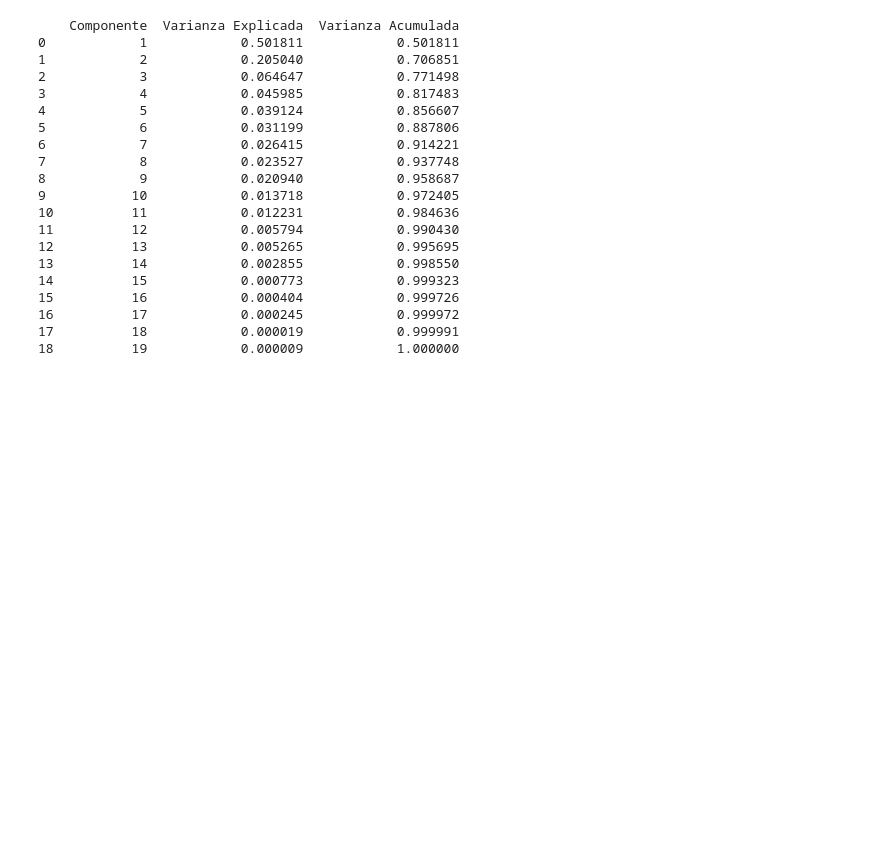
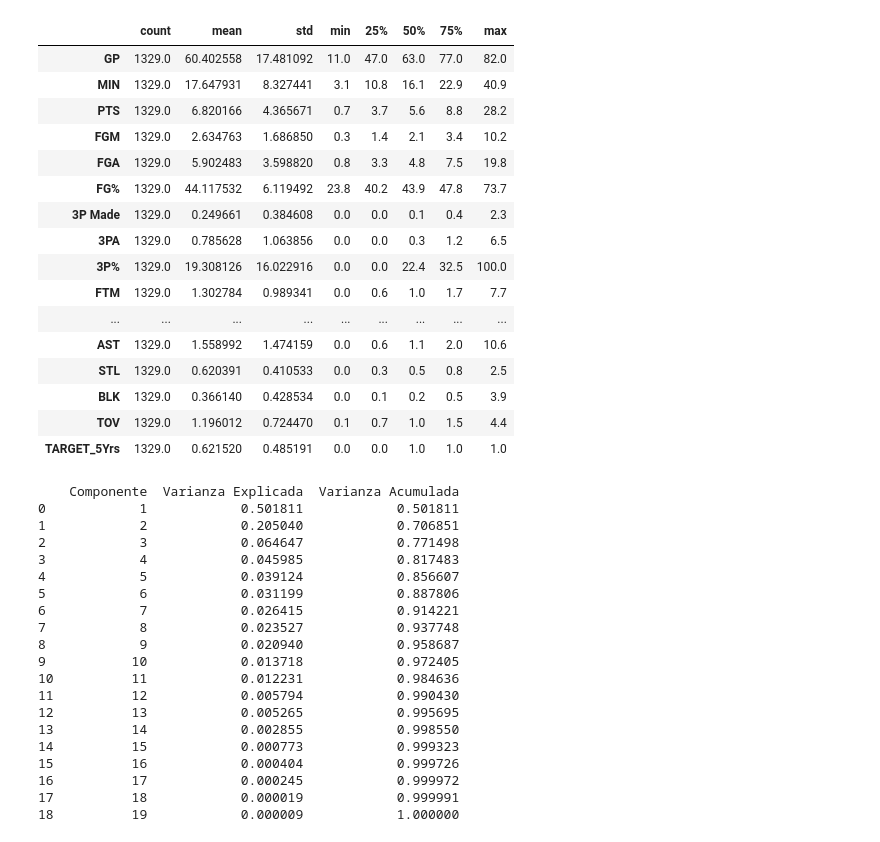
Before and after one commit to carlos3cruz/Trab_Ciencia, a Jupyter notebook: TrabFinal.ipynb, the cells around one changed output. Drawn from its saved outputs; the diff is of its cells as text; code cells hidden in the pictures; blank space fills up the shorter version.

```diff
--- a/TrabFinal.ipynb
+++ b/TrabFinal.ipynb
@@ -0,0 +1,2 @@
+# %%
+df = pd.read_csv('nba_logreg2.csv', sep=';')
@@ -0,0 +23,20 @@
+# %%
+df.describe().T
+# %% [output]
+|  | count | mean | std | min | 25% | 50% | 75% | max |
+| GP | 1329.0 | 60.402558 | 17.481092 | 11.0 | 47.0 | 63.0 | 77.0 | 82.0 |
+| MIN | 1329.0 | 17.647931 | 8.327441 | 3.1 | 10.8 | 16.1 | 22.9 | 40.9 |
+| PTS | 1329.0 | 6.820166 | 4.365671 | 0.7 | 3.7 | 5.6 | 8.8 | 28.2 |
+| FGM | 1329.0 | 2.634763 | 1.686850 | 0.3 | 1.4 | 2.1 | 3.4 | 10.2 |
+| FGA | 1329.0 | 5.902483 | 3.598820 | 0.8 | 3.3 | 4.8 | 7.5 | 19.8 |
+| FG% | 1329.0 | 44.117532 | 6.119492 | 23.8 | 40.2 | 43.9 | 47.8 | 73.7 |
+| 3P Made | 1329.0 | 0.249661 | 0.384608 | 0.0 | 0.0 | 0.1 | 0.4 | 2.3 |
+| 3PA | 1329.0 | 0.785628 | 1.063856 | 0.0 | 0.0 | 0.3 | 1.2 | 6.5 |
+| 3P% | 1329.0 | 19.308126 | 16.022916 | 0.0 | 0.0 | 22.4 | 32.5 | 100.0 |
+| FTM | 1329.0 | 1.302784 | 0.989341 | 0.0 | 0.6 | 1.0 | 1.7 | 7.7 |
+| ... | ... | ... | ... | ... | ... | ... | ... | ... |
+| AST | 1329.0 | 1.558992 | 1.474159 | 0.0 | 0.6 | 1.1 | 2.0 | 10.6 |
+| STL | 1329.0 | 0.620391 | 0.410533 | 0.0 | 0.3 | 0.5 | 0.8 | 2.5 |
+| BLK | 1329.0 | 0.366140 | 0.428534 | 0.0 | 0.1 | 0.2 | 0.5 | 3.9 |
+| TOV | 1329.0 | 1.196012 | 0.724470 | 0.1 | 0.7 | 1.0 | 1.5 | 4.4 |
+| TARGET_5Yrs | 1329.0 | 0.621520 | 0.485191 | 0.0 | 0.0 | 1.0 | 1.0 | 1.0 |
```
Also changed, not shown: parts of 2 cells of this notebook.
